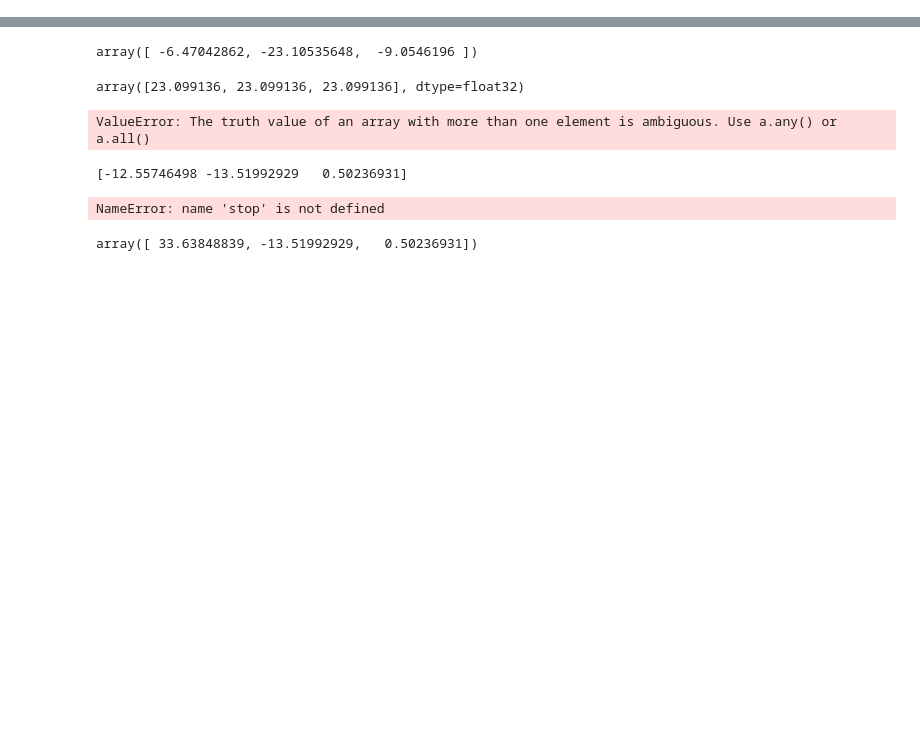
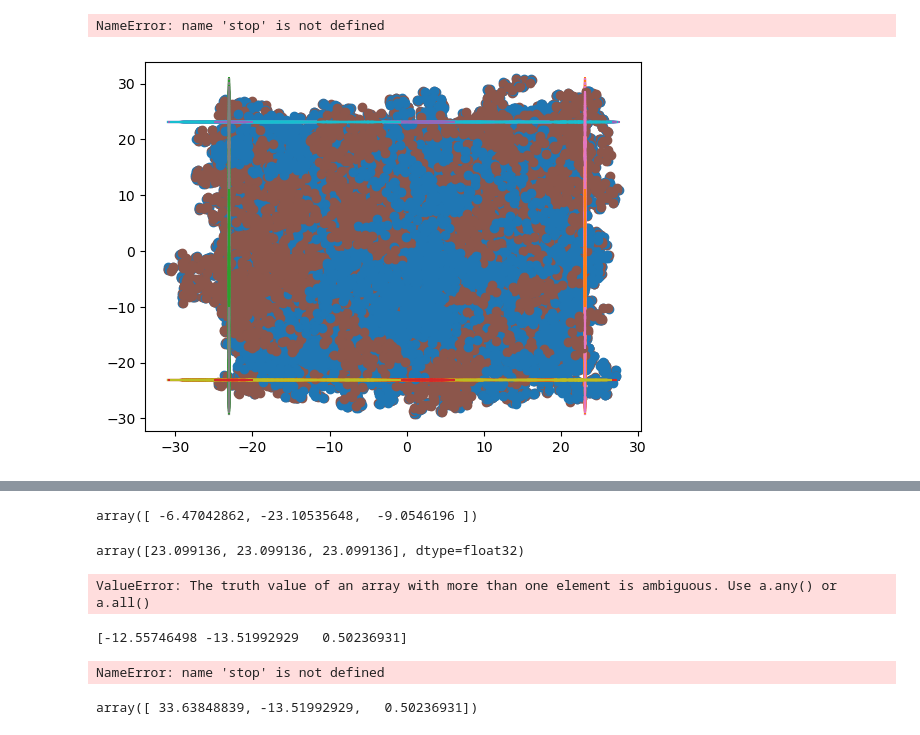
Before and after one commit to simongravelle/gallery, a Jupyter notebook: scripts/2024-05-12-POLYMER/from-wrapped-to-mol.ipynb, the cells around one changed output, grey strips where cells are left out. Cells and saved outputs as stored; diff of their text form; code cells hidden in the pictures; blank space fills up the shorter version.

```diff
--- a/scripts/2024-05-12-POLYMER/from-wrapped-to-mol.ipynb
+++ b/scripts/2024-05-12-POLYMER/from-wrapped-to-mol.ipynb
@@ -6,34 +8,44 @@ import copy
 # %%
 # Keep molecule full
 u = mda.Universe("created.data", "dump.xtc")
 u.transfer_to_memory()
 all_direction_shift = np.zeros((u.residues.n_residues, 3)) # to ensure the shift of a residue is always in the same direction --> prevent unatural jumps
 for ts in u.trajectory:
     dims = ts.dimensions[:3]
     for res, ires in zip(u.residues, np.arange(u.residues.n_residues)):
         com = res.atoms.center_of_mass()
         positions = res.atoms.positions
+
+        #plt.plot(positions[:,0], positions[:,1], "s")
+
         boundary_issue = np.abs(res.atoms.positions - com) > dims/2
         for issue_x, com_x, dim_x, i, pos_x in zip(boundary_issue.T, com, dims, [0, 1, 2], positions.T):
             direction_shift = all_direction_shift[ires, i]
             if np.sum(issue_x)>0:
-                if direction_shift == 0:
+                if direction_shift == 0.0:
                     if com_x < 0:
-                        direction_shift = -1
-                        all_direction_shift[ires, i] = -1
+                        direction_shift = -1.0
+                        all_direction_shift[ires, i] = direction_shift
                     else:
-                        direction_shift = 1
-                        all_direction_shift[ires, i] = 1
-                if direction_shift == -1:
+                        direction_shift = 1.0
+                        all_direction_shift[ires, i] = direction_shift
+                if direction_shift < 0:
                     positions[issue_x, i] -= dim_x
-                elif direction_shift == 1:
+                elif direction_shift > 0:
                     positions[issue_x, i] += dim_x
                 else:
-                    print("PB")
+                    print("There is a problem")
         res.atoms.positions = positions
-        com = res.atoms.center_of_mass()
-        assert np.sum(com < 1.5*dims/2) == 3 # if not, very far
-        assert np.sum(com > -1.5*dims/2) == 3 # if not, very far
-with mda.Writer("mol1.xtc", u.atoms.n_atoms) as W:
-    for ts_temp in u.trajectory:
-        W.write(u)
+
+        boundary_issue = np.abs(res.atoms.positions - com) > dims/2
+        if np.sum(boundary_issue) > 0:
+            stop
+
+        plt.plot(positions[:,0], positions[:,1], "o")
+        plt.plot(positions[:,0]*0+dims[0]/2, positions[:,1], "-")
+        plt.plot(positions[:,0]*0-dims[0]/2, positions[:,1], "-")
+        plt.plot(positions[:,0], positions[:,1]*0-dims[1]/2, "-")
+        plt.plot(positions[:,0], positions[:,1]*0+dims[1]/2, "-")
+# %% [output]
+NameError: name 'stop' is not defined
+[figure, added]
```
Also changed, not shown: parts of 3 cells of this notebook, 1 other file.
